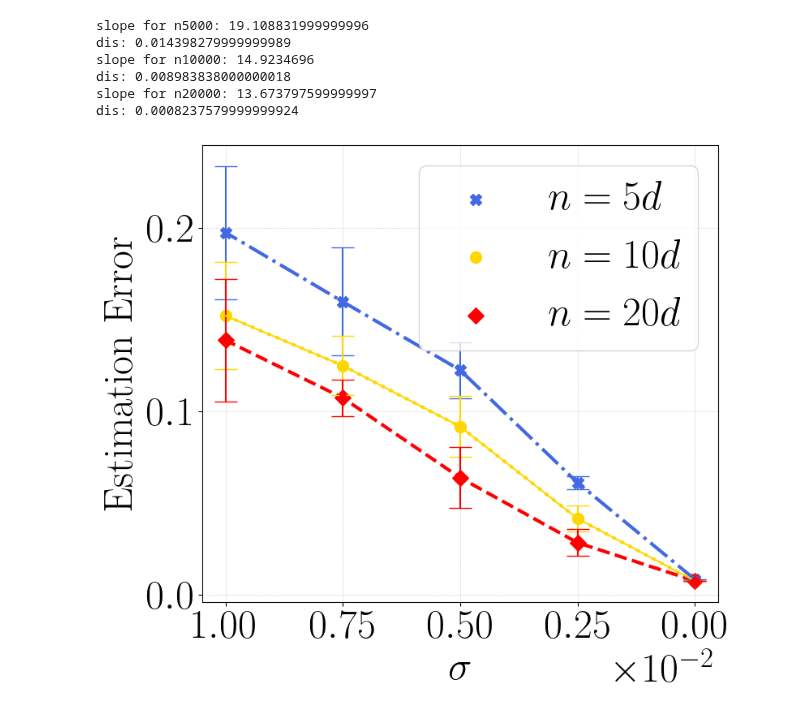
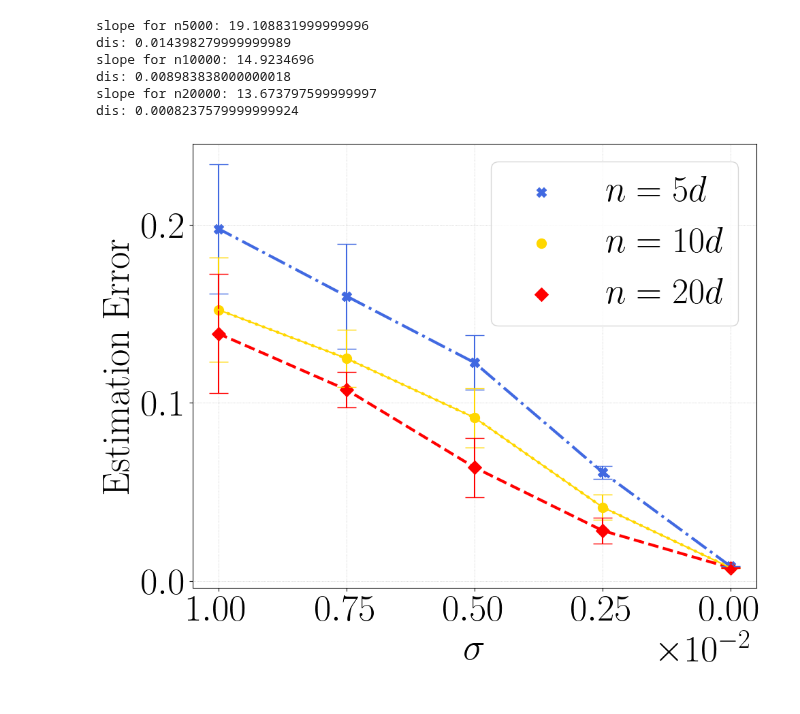
Before and after one commit to VirtuosoResearch/Matrix-completion-from-ultrasparse-samples, a Jupyter notebook: revised_figures/privacy.ipynb, the cells around one changed output. Cells and saved outputs as stored; diff of their text form; code cells hidden in the pictures.

Commit message:
privacy figure

```diff
--- a/revised_figures/privacy.ipynb
+++ b/revised_figures/privacy.ipynb
@@ -40,7 +40,7 @@ slope, intercept = coeffs
 print(f"slope for n20000: {slope}")
 print(f"dis: {intercept}")
 
-f, ax = plt.subplots(figsize=(8,7))
+f, ax = plt.subplots(figsize=(10,8))
 
 #enhance = ob2_rmse_mean / rmse_mean
 #enhance = rmse_mean / ob2_rmse_mean
@@ -55,40 +55,40 @@ plt.plot(noise_ratio, n20000, lw=3, color='red', ls="dashed")
 plt.scatter(noise_ratio, n5000, s=100, color='royalblue', label=r"$n=5d$", marker="X")
 plt.scatter(noise_ratio, n10000, s=100, color='gold', label=r"$n=10d$")
 plt.scatter(noise_ratio, n20000, s=100, color='red', label=r"$n=20d$", marker="D")
 
 plt.errorbar(noise_ratio, n5000, yerr=n5000_std,color='royalblue', fmt='X', capsize=10)
 plt.errorbar(noise_ratio, n10000, yerr=n10000_std,color='gold', capsize=10)
 plt.errorbar(noise_ratio, n20000, yerr=n20000_std,color='red', fmt='D', capsize=10)
 
 #plt.legend(fontsize=26, loc='center left',bbox_to_anchor=(1, 0.5), ncol=1)
-plt.legend(fontsize=36, loc='upper right')
+plt.legend(fontsize=38, loc='upper right')
 
-plt.xlabel(r"$\sigma$", fontsize=36)
-plt.ylabel(r"$\mathrm{Estimation~Error}$", fontsize=36)
+plt.xlabel(r"$\sigma$", fontsize=40)
+plt.ylabel(r"$\mathrm{Estimation~Error}$", fontsize=40)
 
 
 xticks = [0, 0.0025, 0.005, 0.0075, 0.01]
-plt.xticks(xticks, fontsize=36)
+plt.xticks(xticks, fontsize=40)
 plt.ticklabel_format(style='sci', scilimits=(0,0), axis='x')
-plt.yticks([0, 0.1, 0.2], fontsize=36)
-ax.xaxis.get_offset_text().set_fontsize(36)
+plt.yticks([0, 0.1, 0.2], fontsize=40)
+ax.xaxis.get_offset_text().set_fontsize(40)
 plt.gca().invert_xaxis()
 
 plt.grid(lw=0.5, ls=":")
 plt.tight_layout()
 plot_name = f"privacy_n.pdf"
 plt.savefig(plot_name, bbox_inches='tight', format="pdf", dpi=1200)
 
 plt.show()
 plt.close()
 # %% [output]
 slope for n5000: 19.108831999999996
 dis: 0.014398279999999989
 slope for n10000: 14.9234696
 dis: 0.008983838000000018
 slope for n20000: 13.673797599999997
 dis: 0.0008237579999999924
-[figure, old version]
+[figure, new version]
 # %%
 noise_ratio = [0, 0.0025, 0.005, 0.0075, 0.01]
 
```
Also changed, not shown: parts of 1 cell of this notebook.
